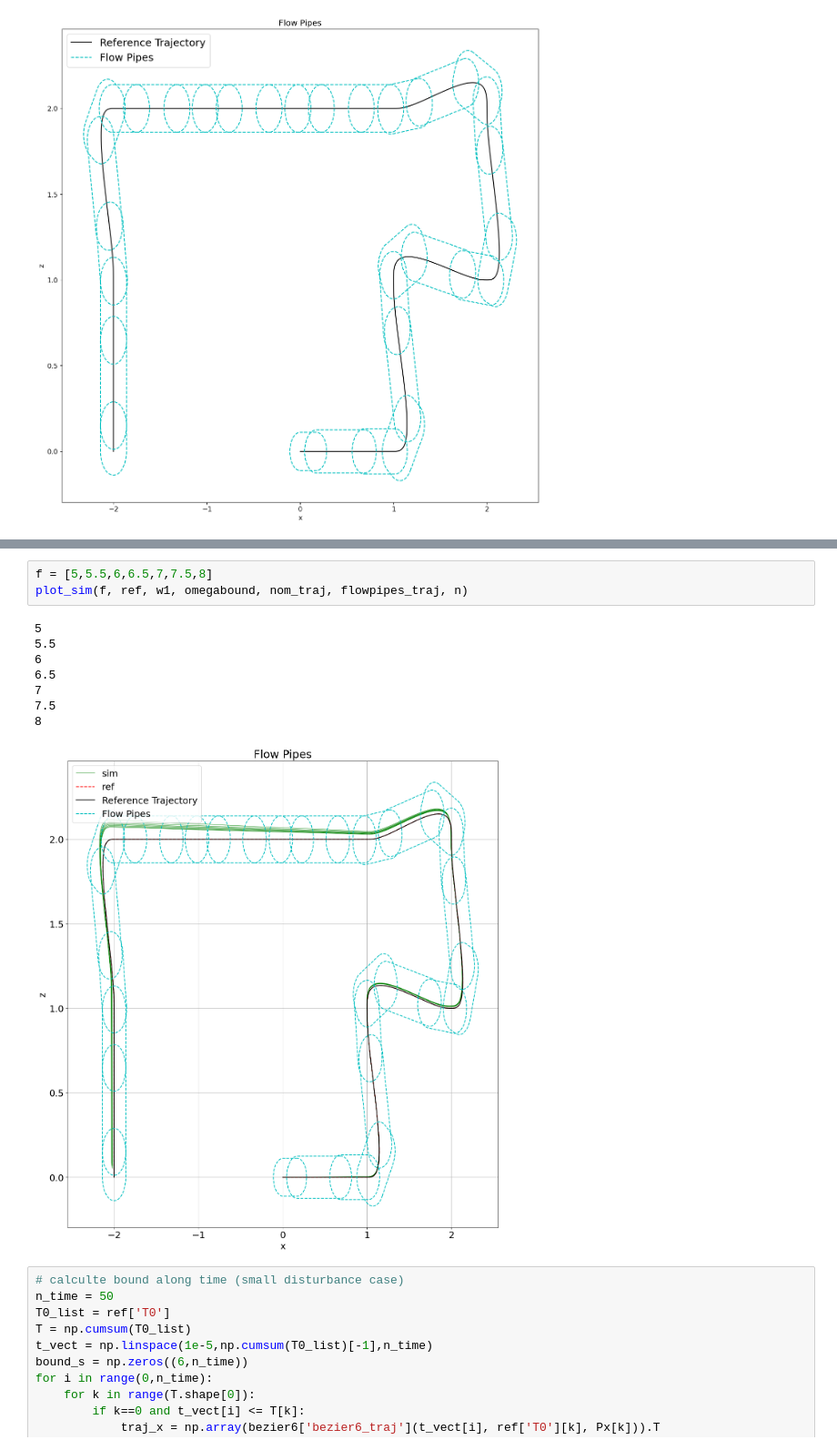
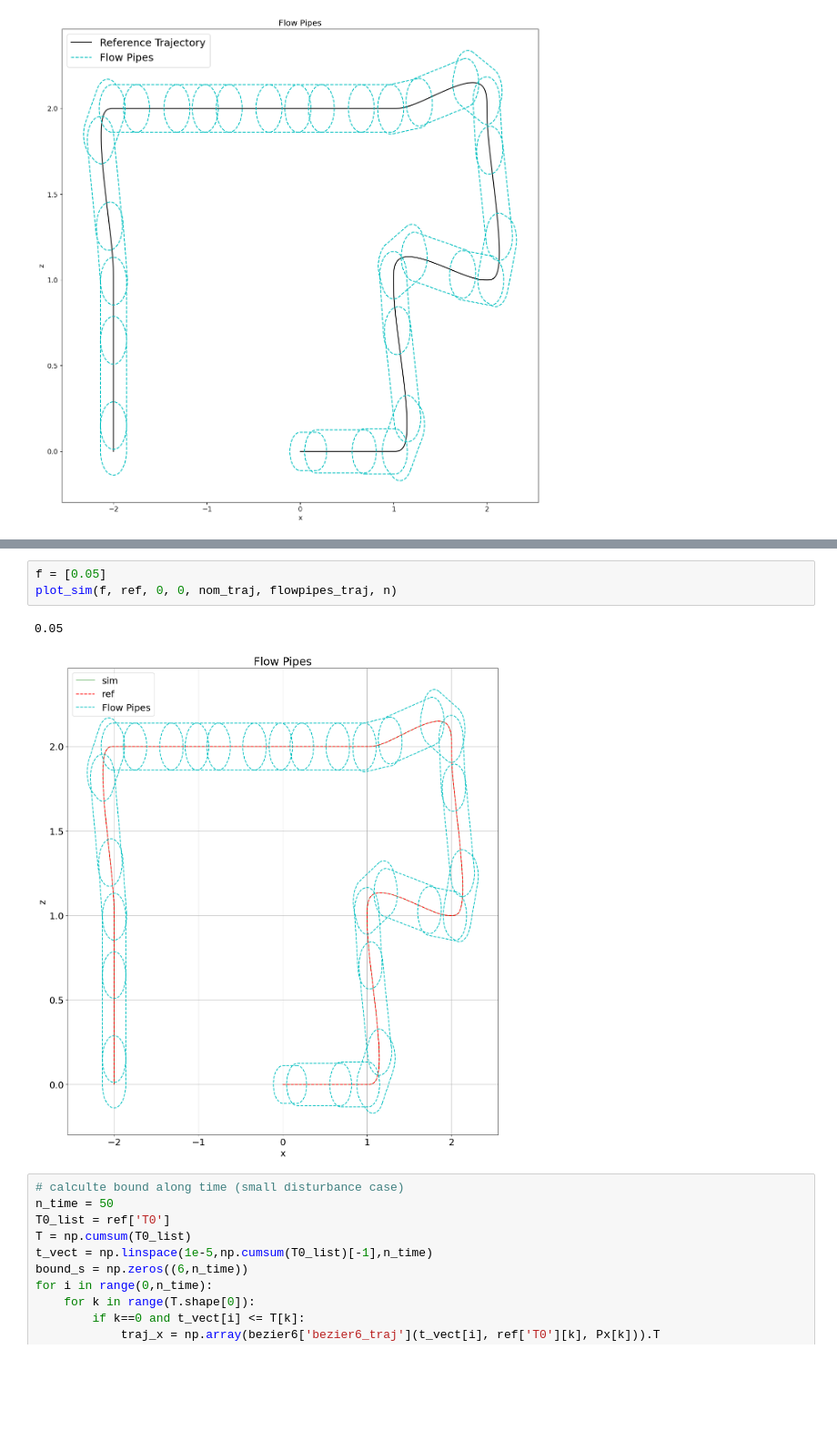
Before and after one commit to melodylylin/lie-dynamics, a Jupyter notebook: 3d_example.ipynb, the cells around one changed output, grey strips where cells are left out. Shown at 91% size. Saved outputs shown, nothing was run; the diff lists cells and outputs as text; blank space fills up the shorter version.

```diff
--- a/3d_example.ipynb
+++ b/3d_example.ipynb
@@ -203,15 +201,9 @@ max frequencies [0.00015915494309189535, 0.00015915494309189535, 0.1537464570475
 # %%
-f = [5,5.5,6,6.5,7,7.5,8]
-plot_sim(f, ref, w1, omegabound, nom_traj, flowpipes_traj, n)
+f = [0.05]
+plot_sim(f, ref, 0, 0, nom_traj, flowpipes_traj, n)
 # %% [output]
-5
-5.5
-6
-6.5
-7
-7.5
-8
+0.05
-[figure, old version]
+[figure, new version]
 # %%
 # calculte bound along time (small disturbance case)
 n_time = 50
```
Also changed, not shown: parts of 4 cells of this notebook, 1 other file.
